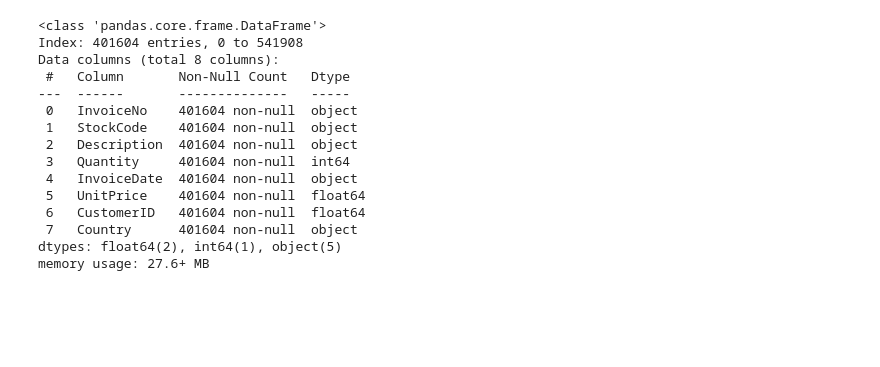
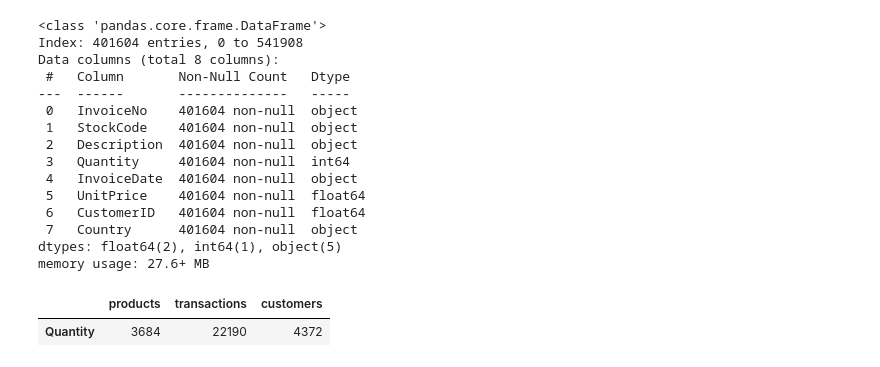
Before and after one commit to Julyd97/Ecommercedata_analysis, a Jupyter notebook: ecommerce_withoutGuest.ipynb, the cells around one changed output. Drawn from its saved outputs; the diff is of its cells as text; code cells hidden in the pictures; blank space fills up the shorter version.

```diff
--- a/ecommerce_withoutGuest.ipynb
+++ b/ecommerce_withoutGuest.ipynb
@@ -79,3 +107,10 @@ Data columns (total 8 columns):
  7   Country      401604 non-null  object
 dtypes: float64(2), int64(1), object(5)
 memory usage: 27.6+ MB
+# %%
+pd.DataFrame([{'products' : len(df.StockCode.value_counts()),
+               'transactions': len(df.InvoiceNo.value_counts()),
+               'customers' : len(df.CustomerID.value_counts())}], columns=['products', 'transactions', 'customers'], index=['Quantity'])
+# %% [output]
+|  | products | transactions | customers |
+| Quantity | 3684 | 22190 | 4372 |
```
Also changed, not shown: parts of 4 cells of this notebook, 1 other file.
